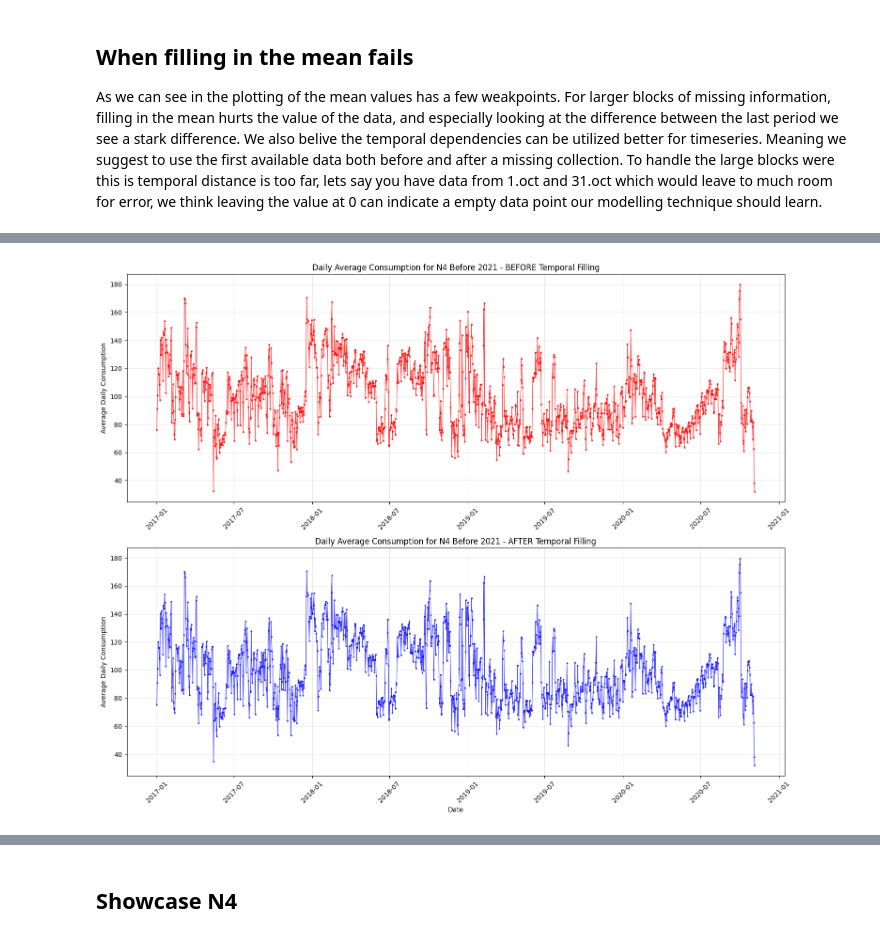
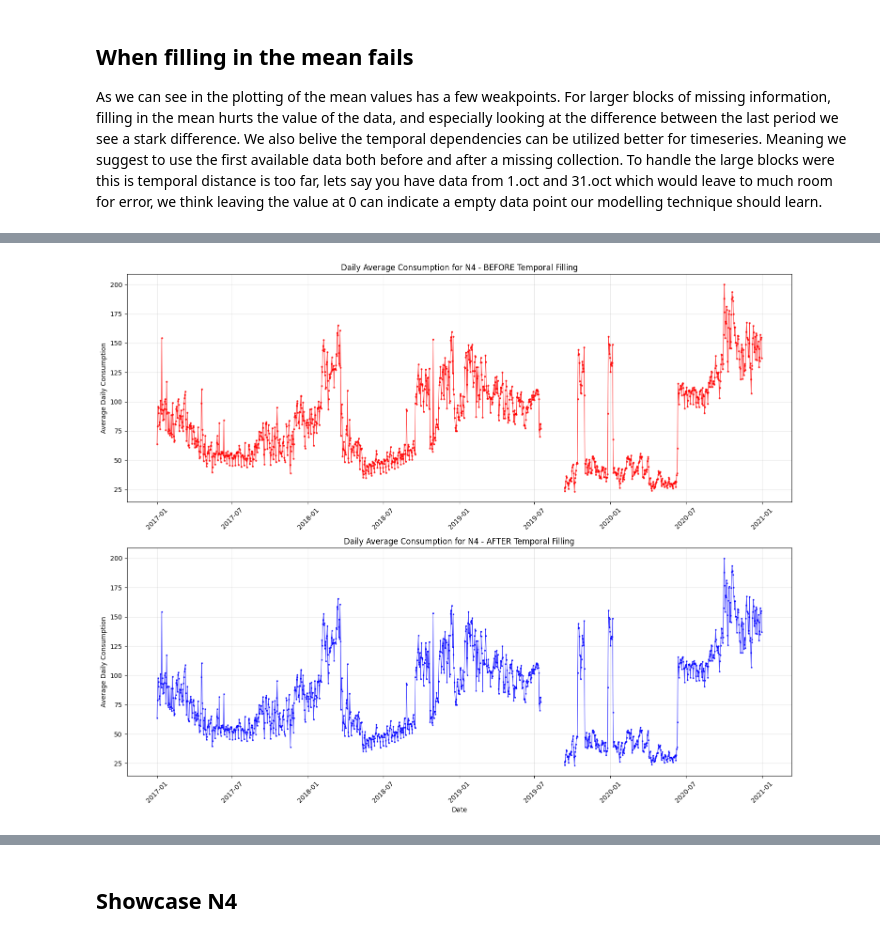
Before and after one commit to NicolaiBaklund/IT3212, a Jupyter notebook: notebooks/Paraguay/missing/missing_values.ipynb, the cells around one changed output, grey strips where cells are left out. Cells and saved outputs as stored; diff of their text form; code cells hidden in the pictures.

```diff
--- a/notebooks/Paraguay/missing/missing_values.ipynb
+++ b/notebooks/Paraguay/missing/missing_values.ipynb
@@ -430,44 +430,44 @@ df_N4_temporal_filled['datetime'] = pd.to_datetime(df_N4_temporal_filled['dateti
 df_N4_temporal_filled = df_N4_temporal_filled.set_index('datetime').sort_index()
 
 # Get original N4 data (before any filling) for comparison
-df_N4_original = pivot_df['N4'].copy()
+df_N4_original = pivot_df['E5'].copy()
 df_N4_original.index = pd.to_datetime(df_N4_original.index, errors='coerce')
 
 # Get temporal filled N4 data
-df_N4_temporal_from_pivot = pivot_df_temporal_filled['N4'].copy()
+df_N4_temporal_from_pivot = pivot_df_temporal_filled['E5'].copy()
 df_N4_temporal_from_pivot.index = pd.to_datetime(df_N4_temporal_from_pivot.index, errors='coerce')
 df_N4_temporal_from_pivot_before_2021 = df_N4_temporal_from_pivot[df_N4_temporal_from_pivot.index < '2021-01-01']
 
 # Resample both to daily averages
 df_N4_original_daily = df_N4_original.resample('D').mean()
 df_N4_temporal_daily = df_N4_temporal_from_pivot_before_2021.resample('D').mean()
 
 # Create two separate plots
 fig, axes = plt.subplots(2, 1, figsize=(15, 12))
 
 # Plot 1: Before Temporal Filling
 axes[0].plot(df_N4_original_daily.index, df_N4_original_daily.values,
              marker='o', linestyle='-', markersize=2, linewidth=1,
              color='red', alpha=0.7)
 axes[0].set_title('Daily Average Consumption for N4 - BEFORE Temporal Filling')
 axes[0].set_ylabel('Average Daily Consumption')
 axes[0].grid(True, alpha=0.3)
 axes[0].tick_params(axis='x', rotation=45)
 
 # Plot 2: After Temporal Filling
 axes[1].plot(df_N4_temporal_daily.index, df_N4_temporal_daily.values,
              marker='s', linestyle='-', markersize=2, linewidth=1,
              color='blue', alpha=0.7)
 axes[1].set_title('Daily Average Consumption for N4 - AFTER Temporal Filling')
 axes[1].set_xlabel('Date')
 axes[1].set_ylabel('Average Daily Consumption')
 axes[1].grid(True, alpha=0.3)
 axes[1].tick_params(axis='x', rotation=45)
 
 plt.tight_layout()
 plt.show()
 # %% [output]
-[figure, old version]
+[figure, new version]
 # %%
 # Fill the remaining gaps with 0
 
```
Also changed, not shown: parts of 2 cells of this notebook, 6 other files.
